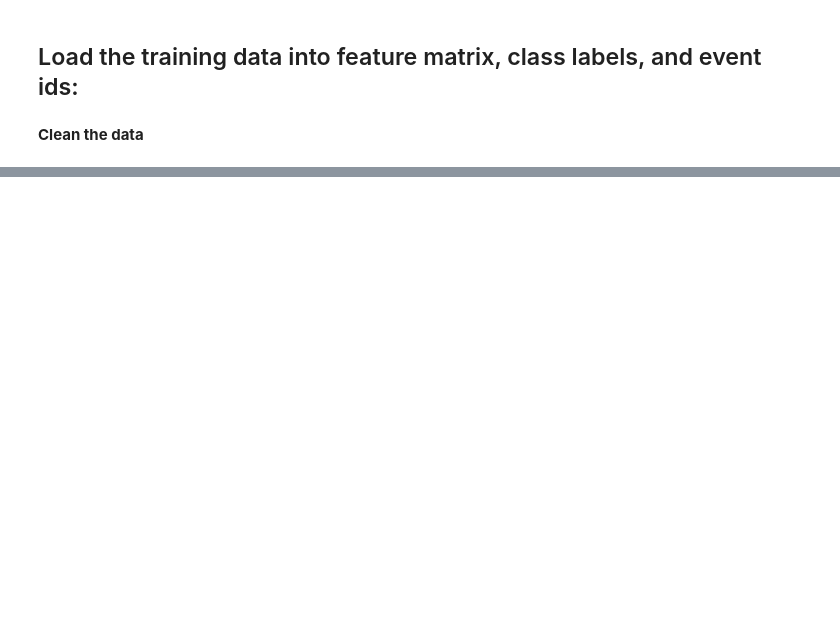
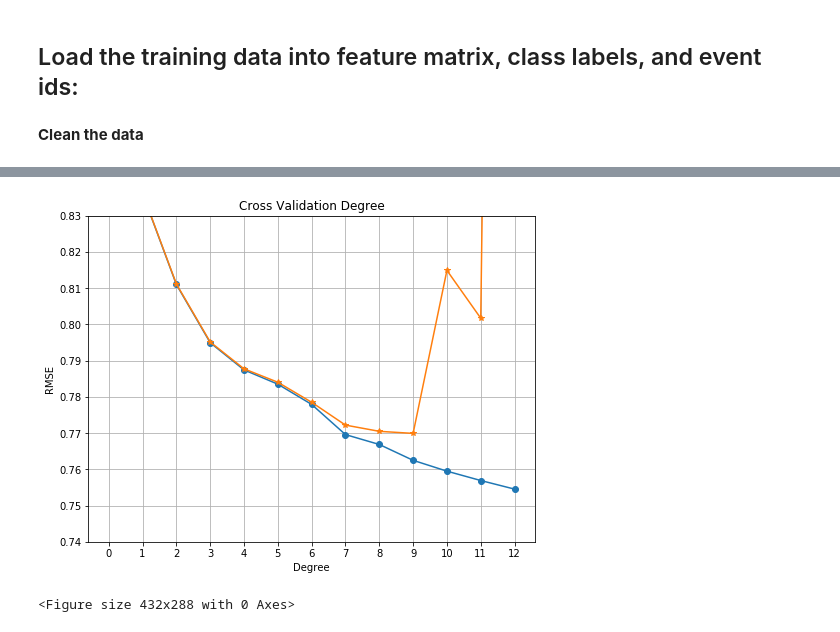
Before and after one commit to verafristedt/CS433-Projects, a Jupyter notebook: project1/models.ipynb, the cells around one changed output, grey strips where cells are left out. Saved outputs shown, nothing was run; the diff lists cells and outputs as text; code cells hidden in the pictures; blank space fills up the shorter version.

```diff
--- a/project1/models.ipynb
+++ b/project1/models.ipynb
@@ -37,0 +84,3 @@ losses
+# %%
+max_degree = 12
+losses = cross_validation_ridge_degree(y, tx, max_degree)
@@ -37,0 +101,5 @@ losses
+# %%
+plot_cross_validation_degree(losses)
+# %% [output]
+[figure, added]
+<Figure size 432x288 with 0 Axes>
```
Also changed, not shown: parts of 12 cells of this notebook, 9 other files.
